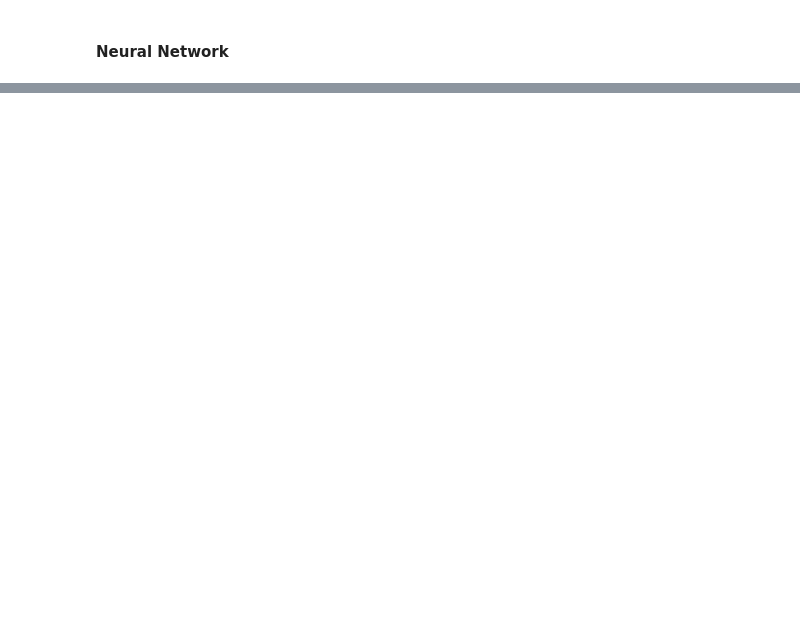
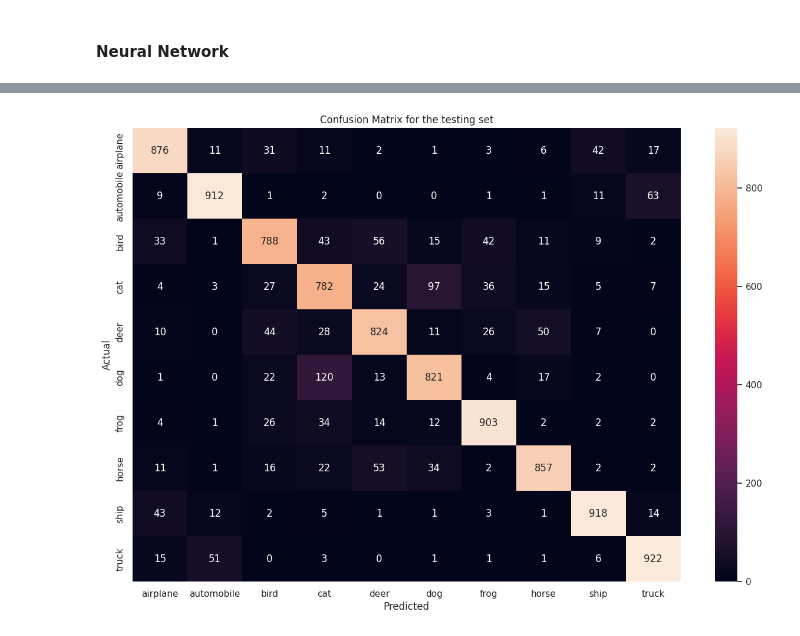
Before and after one commit to kianmajl/CIFAR10_Image_Classification, a Jupyter notebook: Codes/Training_Neural_Network.ipynb, the cells around one changed output, grey strips where cells are left out. Cells and saved outputs as stored; diff of their text form; code cells hidden in the pictures; blank space fills up the shorter version.

```diff
--- a/Codes/Training_Neural_Network.ipynb
+++ b/Codes/Training_Neural_Network.ipynb
@@ -560,0 +673,4 @@ class AKModel:
+# %%
+model.plot_confusion_matrix(train=False)
+# %% [output]
+[figure, added]
```
Also changed, not shown: parts of 10 cells of this notebook.
